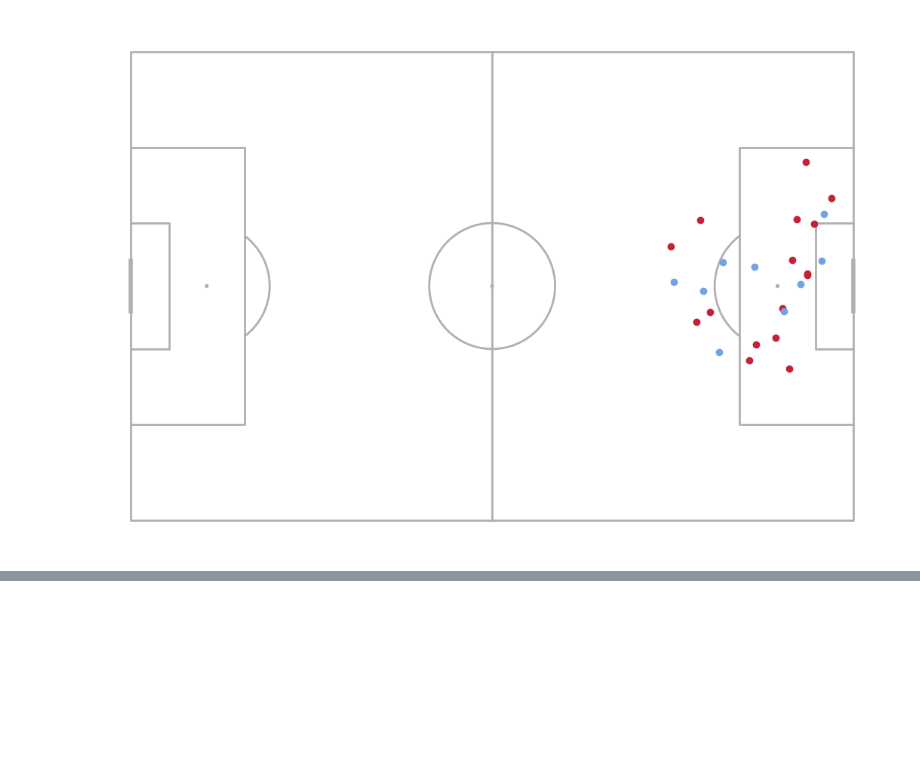
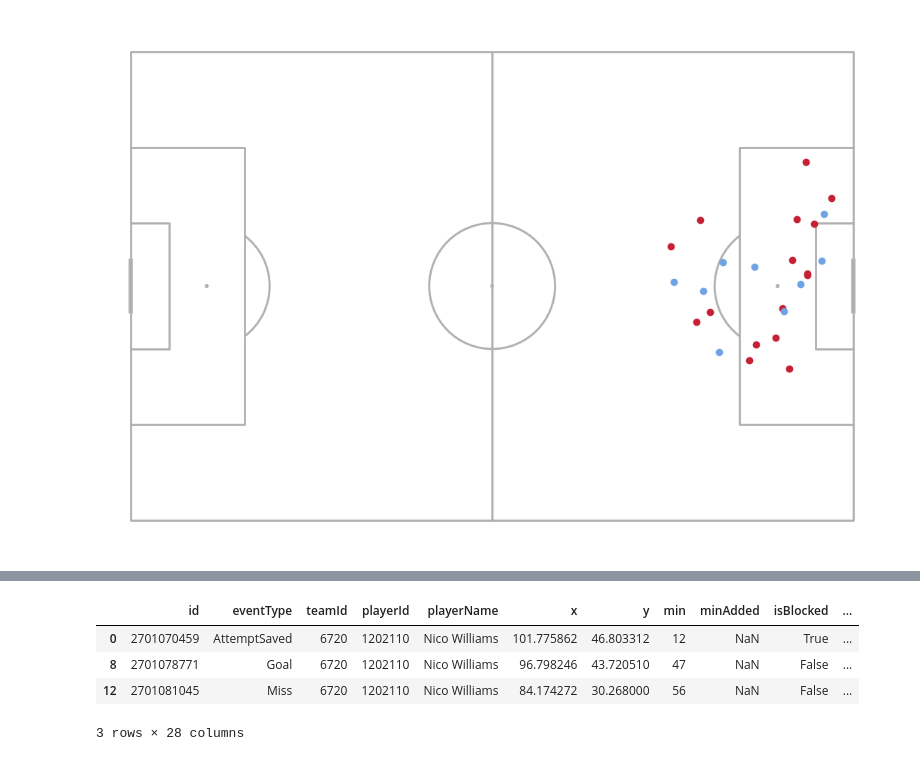
Before and after one commit to axelbol/euro24-final-analysis, a Jupyter notebook: shots.ipynb, the cells around one changed output, grey strips where cells are left out. Saved outputs shown, nothing was run; the diff lists cells and outputs as text; code cells hidden in the pictures; blank space fills up the shorter version.

```diff
--- a/shots.ipynb
+++ b/shots.ipynb
@@ -264,0 +369,8 @@ plt.show()
+# %%
+nico_1202110
+# %% [output]
+|  | id | eventType | teamId | playerId | playerName | x | y | min | minAdded | isBlocked | ... |
+| 0 | 2701070459 | AttemptSaved | 6720 | 1202110 | Nico Williams | 101.775862 | 46.803312 | 12 | NaN | True | ... |
+| 8 | 2701078771 | Goal | 6720 | 1202110 | Nico Williams | 96.798246 | 43.720510 | 47 | NaN | False | ... |
+| 12 | 2701081045 | Miss | 6720 | 1202110 | Nico Williams | 84.174272 | 30.268000 | 56 | NaN | False | ... |
+3 rows × 28 columns
```
Also changed, not shown: parts of 10 cells of this notebook.
